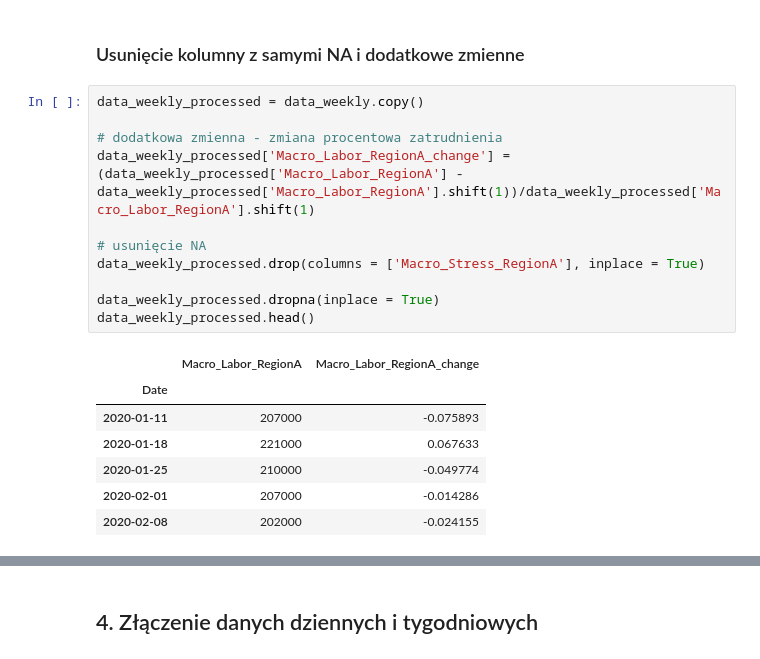
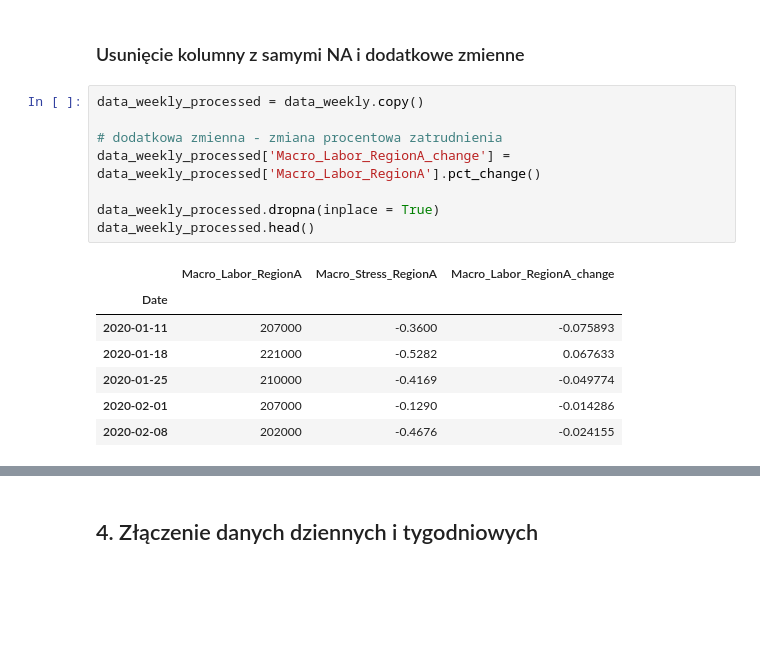
Before and after one commit to kacperskora/BICC_2026, a Jupyter notebook: notebooks/01_data_processing.ipynb, the cells around one changed output, grey strips where cells are left out. Cells and saved outputs as stored; diff of their text form; blank space fills up the shorter version.

```diff
--- a/notebooks/01_data_processing.ipynb
+++ b/notebooks/01_data_processing.ipynb
@@ -260,22 +232,19 @@ memory usage: 7.6 KB
 # %%
 data_weekly_processed = data_weekly.copy()
 
 # dodatkowa zmienna - zmiana procentowa zatrudnienia
-data_weekly_processed['Macro_Labor_RegionA_change'] = (data_weekly_processed['Macro_Labor_RegionA'] - data_weekly_processed['Macro_Labor_RegionA'].shift(1))/data_weekly_processed['Macro_Labor_RegionA'].shift(1)
-
-# usunięcie NA
-data_weekly_processed.drop(columns = ['Macro_Stress_RegionA'], inplace = True)
+data_weekly_processed['Macro_Labor_RegionA_change'] = data_weekly_processed['Macro_Labor_RegionA'].pct_change()
 
 data_weekly_processed.dropna(inplace = True)
 data_weekly_processed.head()
 # %% [output]
-|  | Macro_Labor_RegionA | Macro_Labor_RegionA_change |
-| Date |  |  |
-| 2020-01-11 | 207000 | -0.075893 |
-| 2020-01-18 | 221000 | 0.067633 |
-| 2020-01-25 | 210000 | -0.049774 |
-| 2020-02-01 | 207000 | -0.014286 |
-| 2020-02-08 | 202000 | -0.024155 |
+|  | Macro_Labor_RegionA | Macro_Stress_RegionA | Macro_Labor_RegionA_change |
+| Date |  |  |  |
+| 2020-01-11 | 207000 | -0.3600 | -0.075893 |
+| 2020-01-18 | 221000 | -0.5282 | 0.067633 |
+| 2020-01-25 | 210000 | -0.4169 | -0.049774 |
+| 2020-02-01 | 207000 | -0.1290 | -0.014286 |
+| 2020-02-08 | 202000 | -0.4676 | -0.024155 |
 # %%
 data_weekly_processed.describe()
 # %% [output]
```
Also changed, not shown: parts of 24 cells of this notebook.
